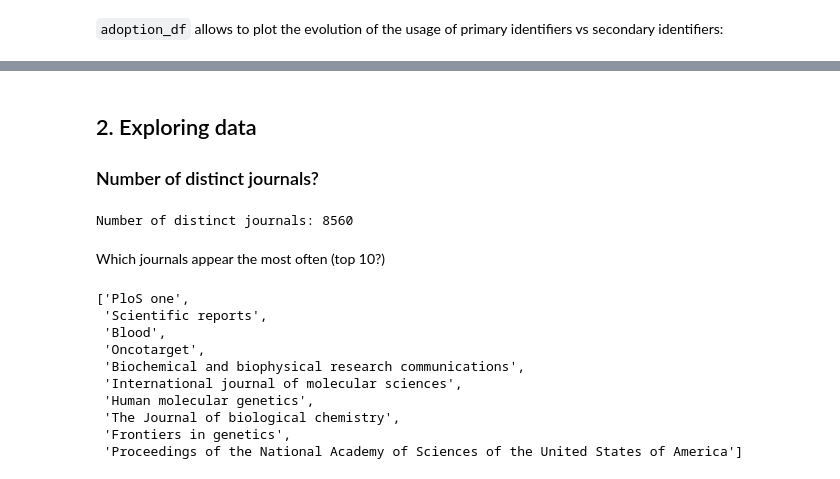
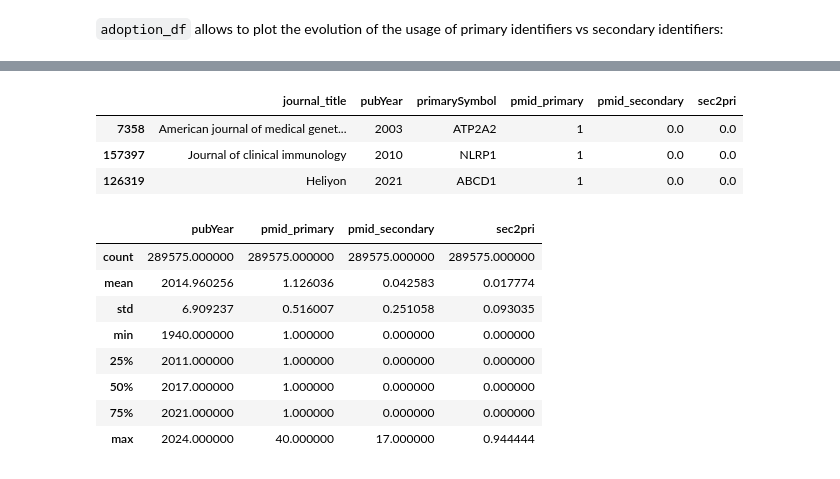
Before and after one commit to sec2pri/usecases, a Jupyter notebook: bibliometric_symbol_usage/HGNC_symbols_literature.ipynb, the cells around one changed output, grey strips where cells are left out. Cells and saved outputs as stored; diff of their text form; code cells hidden in the pictures.

```diff
--- a/bibliometric_symbol_usage/HGNC_symbols_literature.ipynb
+++ b/bibliometric_symbol_usage/HGNC_symbols_literature.ipynb
@@ -281,26 +207,20 @@ largest_sec2pri_22 = sec2pri_22.nlargest(100, 'sec2pri')
-# %% [markdown]
-## 2. Exploring data
-
-### Number of distinct journals?
-# %%
-distinct = set(adoption_df['journal_title'])
-print(f'Number of distinct journals: {len(distinct)}')
-# %% [output]
-Number of distinct journals: 8560
-# %% [markdown]
-Which journals appear the most often (top 10?)
-# %%
-top_10 = adoption_df['journal_title'].value_counts().head(10).index.tolist()
-subset_adoption_df = adoption_df[adoption_df['journal_title'].isin(top_10)]
-list(set(subset_adoption_df['journal_title']))
-# %% [output]
-['PloS one',
- 'Scientific reports',
- 'Blood',
- 'Oncotarget',
- 'Biochemical and biophysical research communications',
- 'International journal of molecular sciences',
- 'Human molecular genetics',
- 'The Journal of biological chemistry',
- 'Frontiers in genetics',
- 'Proceedings of the National Academy of Sciences of the United States of America']
+# %%
+sec2pri_all = sec2pri(adoption_df, False)
+sec2pri_all.sample(3)
+# %% [output]
+|  | journal_title | pubYear | primarySymbol | pmid_primary | pmid_secondary | sec2pri |
+| 7358 | American journal of medical genet... | 2003 | ATP2A2 | 1 | 0.0 | 0.0 |
+| 157397 | Journal of clinical immunology | 2010 | NLRP1 | 1 | 0.0 | 0.0 |
+| 126319 | Heliyon | 2021 | ABCD1 | 1 | 0.0 | 0.0 |
+# %%
+sec2pri_all.describe()
+# %% [output]
+|  | pubYear | pmid_primary | pmid_secondary | sec2pri |
+| count | 289575.000000 | 289575.000000 | 289575.000000 | 289575.000000 |
+| mean | 2014.960256 | 1.126036 | 0.042583 | 0.017774 |
+| std | 6.909237 | 0.516007 | 0.251058 | 0.093035 |
+| min | 1940.000000 | 1.000000 | 0.000000 | 0.000000 |
+| 25% | 2011.000000 | 1.000000 | 0.000000 | 0.000000 |
+| 50% | 2017.000000 | 1.000000 | 0.000000 | 0.000000 |
+| 75% | 2021.000000 | 1.000000 | 0.000000 | 0.000000 |
+| max | 2024.000000 | 40.000000 | 17.000000 | 0.944444 |
```
Also changed, not shown: parts of 25 cells of this notebook, 3 other files.
